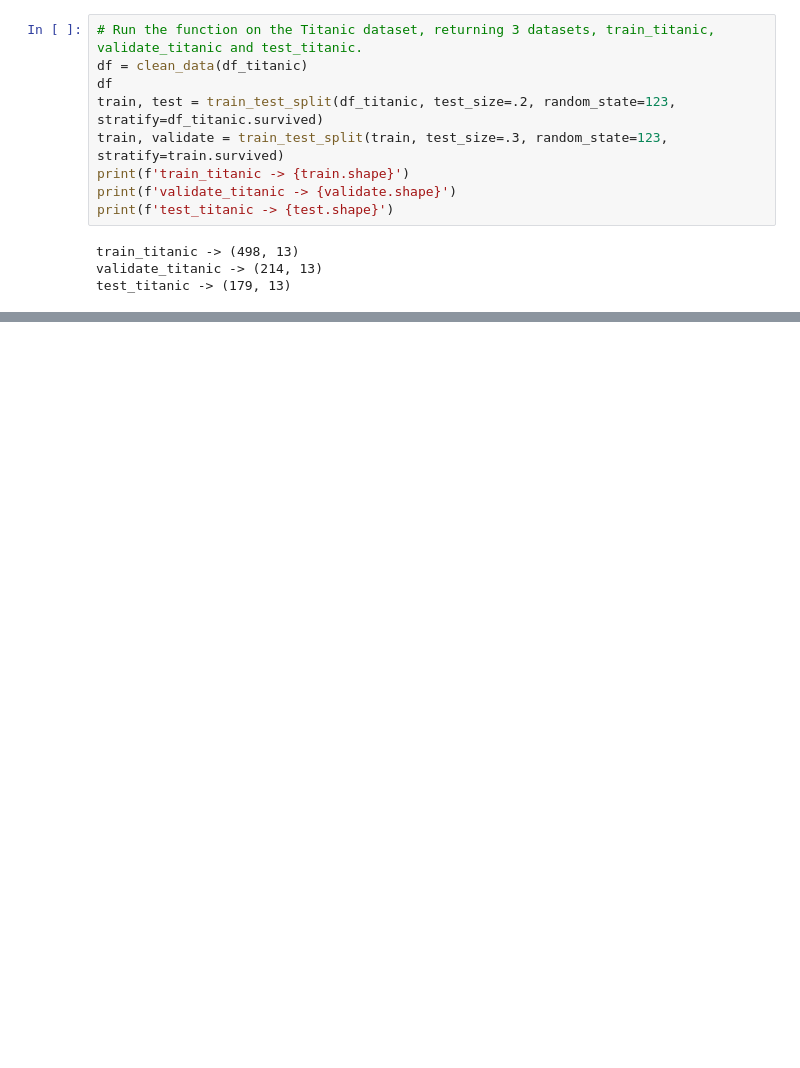
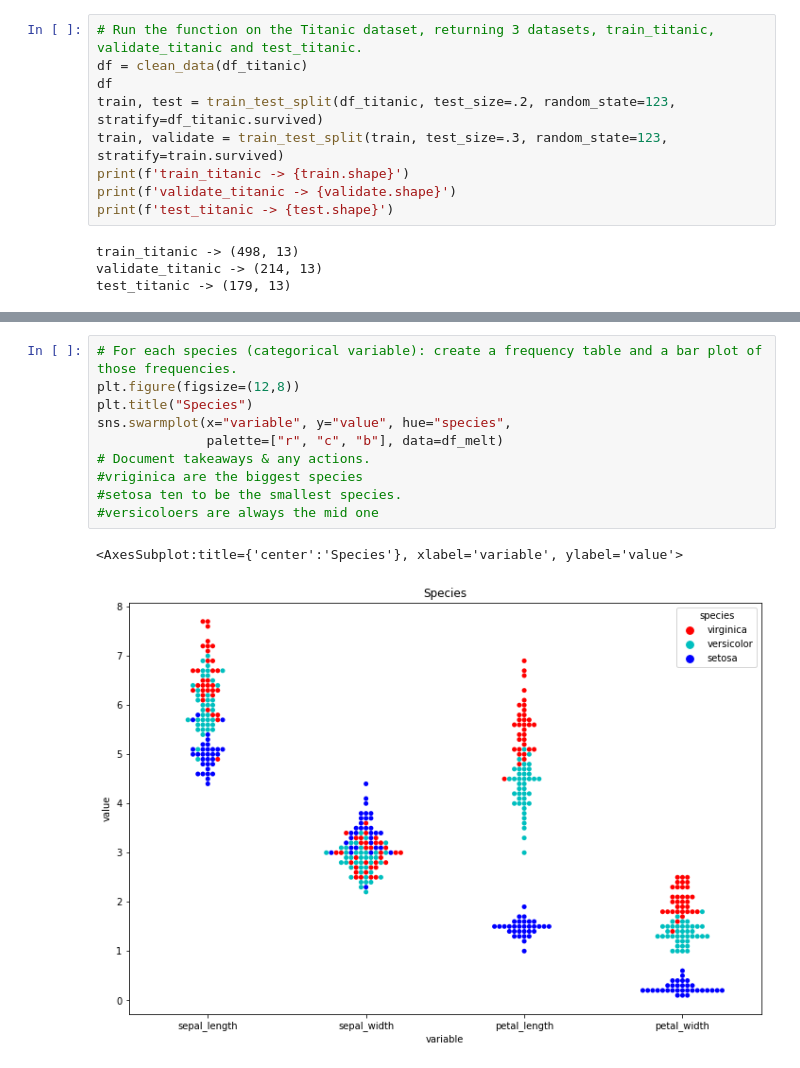
Before and after one commit to cristianibarra1/classification-exercises, a Jupyter notebook: classification-exercises.ipynb, the cells around one changed output, grey strips where cells are left out. Saved outputs shown, nothing was run; the diff lists cells and outputs as text; blank space fills up the shorter version.

```diff
--- a/classification-exercises.ipynb
+++ b/classification-exercises.ipynb
@@ -436,0 +502,13 @@ test_titanic -> (179, 13)
+# %%
+# For each species (categorical variable): create a frequency table and a bar plot of those frequencies.
+plt.figure(figsize=(12,8))
+plt.title("Species")
+sns.swarmplot(x="variable", y="value", hue="species",
+              palette=["r", "c", "b"], data=df_melt)
+# Document takeaways & any actions.
+#vriginica are the biggest species
+#setosa ten to be the smallest species.
+#versicoloers are always the mid one
+# %% [output]
+<AxesSubplot:title={'center':'Species'}, xlabel='variable', ylabel='value'>
+[figure, added]
```
Also changed, not shown: parts of 31 cells of this notebook.
